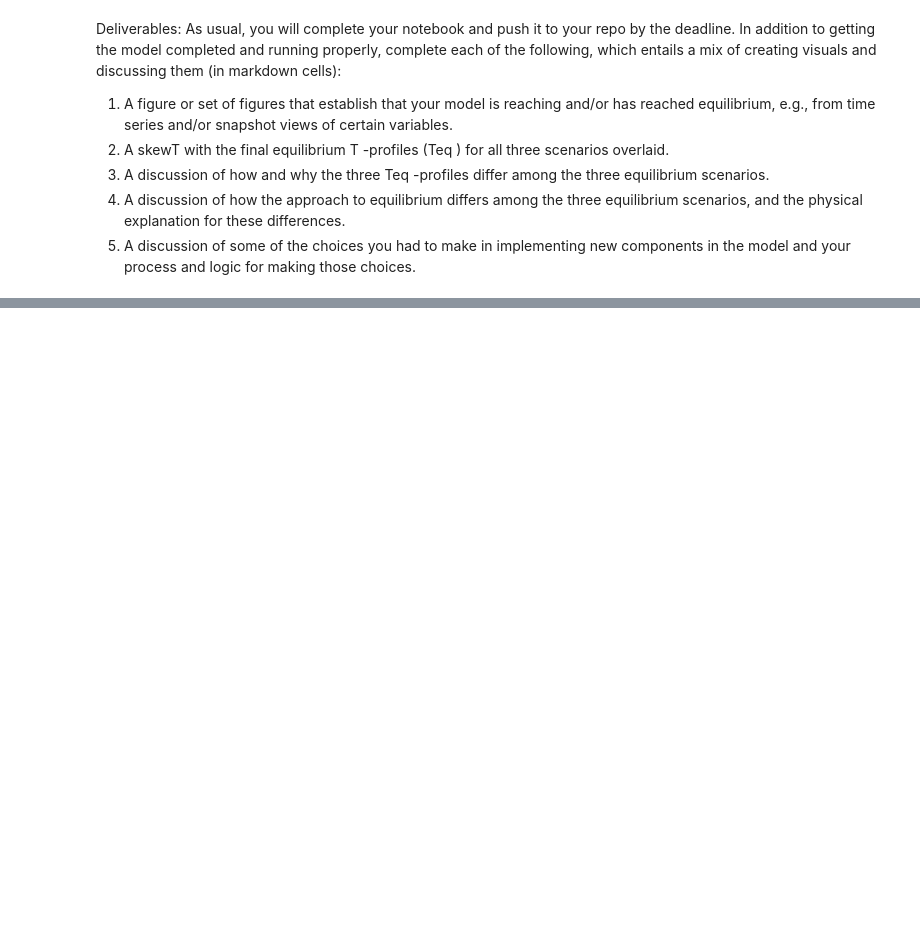
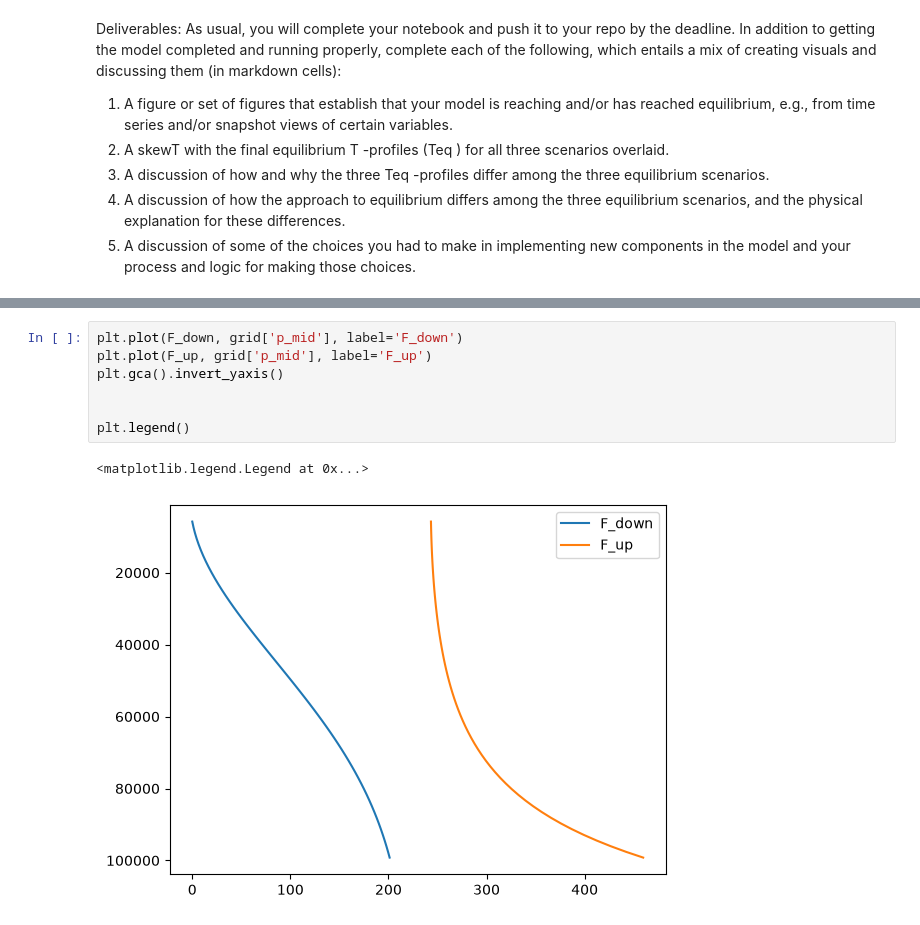
Before and after one commit to ejtrask/metr5003_fa26_trask, a Jupyter notebook: Lab4_rce_model.ipynb, the cells around one changed output, grey strips where cells are left out. Cells and saved outputs as stored; diff of their text form; blank space fills up the shorter version.

```diff
--- a/Lab4_rce_model.ipynb
+++ b/Lab4_rce_model.ipynb
@@ -346,0 +426,10 @@ and your process and logic for making those choices.
+# %%
+plt.plot(F_down, grid['p_mid'], label='F_down')
+plt.plot(F_up, grid['p_mid'], label='F_up')
+plt.gca().invert_yaxis()
+
+
+plt.legend()
+# %% [output]
+<matplotlib.legend.Legend at 0x...>
+[figure, added]
```
Also changed, not shown: parts of 15 cells of this notebook.
